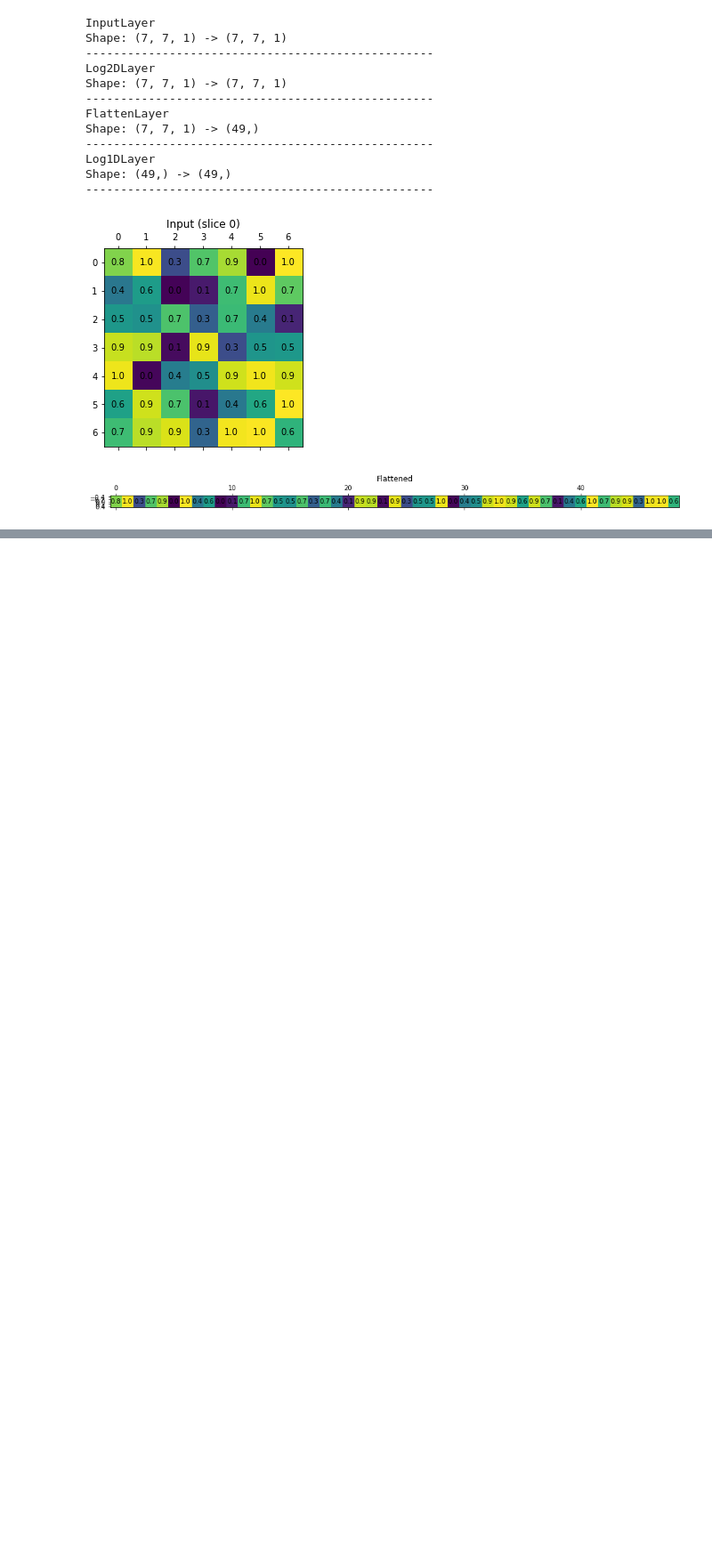
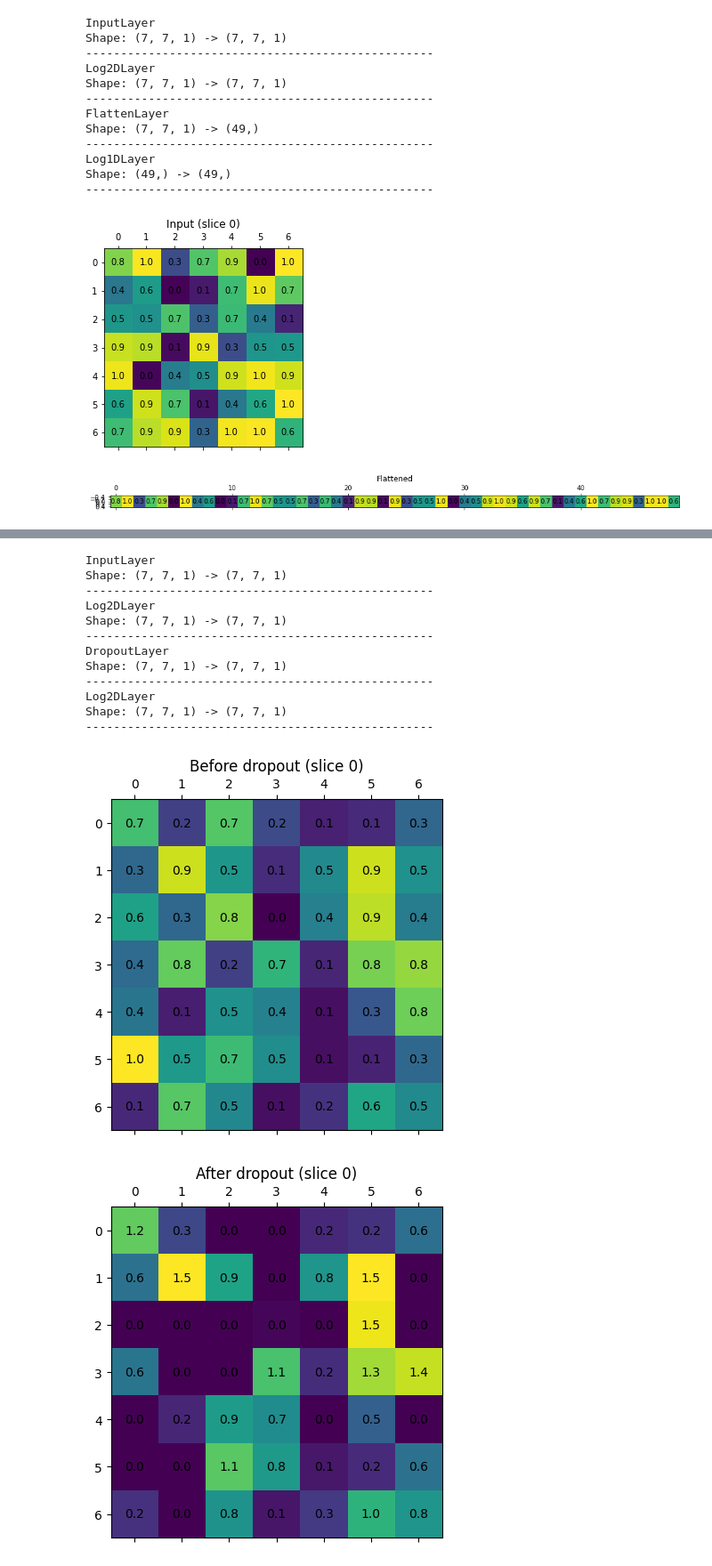
Before and after one commit to klima7/CNN-From-Scratch, a Jupyter notebook: test.ipynb, the cells around one changed output, grey strips where cells are left out. Shown: that part at 89% size. Drawn from its saved outputs; the diff is of its cells as text; code cells hidden in the pictures; blank space fills up the shorter version.

```diff
--- a/test.ipynb
+++ b/test.ipynb
@@ -436,0 +468,26 @@ Shape: (49,) -> (49,)
+# %%
+layers = [
+    InputLayer((7, 7, 1)),
+    Log2DLayer('Before dropout'),
+    DropoutLayer(0.4),
+    Log2DLayer('After dropout'),
+]
+
+model = NeuralNetwork(layers)
+model.summary()
+model.predict(data2D);
+# %% [output]
+InputLayer
+Shape: (7, 7, 1) -> (7, 7, 1)
+--------------------------------------------------
+Log2DLayer
+Shape: (7, 7, 1) -> (7, 7, 1)
+--------------------------------------------------
+DropoutLayer
+Shape: (7, 7, 1) -> (7, 7, 1)
+--------------------------------------------------
+Log2DLayer
+Shape: (7, 7, 1) -> (7, 7, 1)
+--------------------------------------------------
+[figure, added]
+[figure, added]
```
Also changed, not shown: parts of 5 cells of this notebook, 2 other files.
